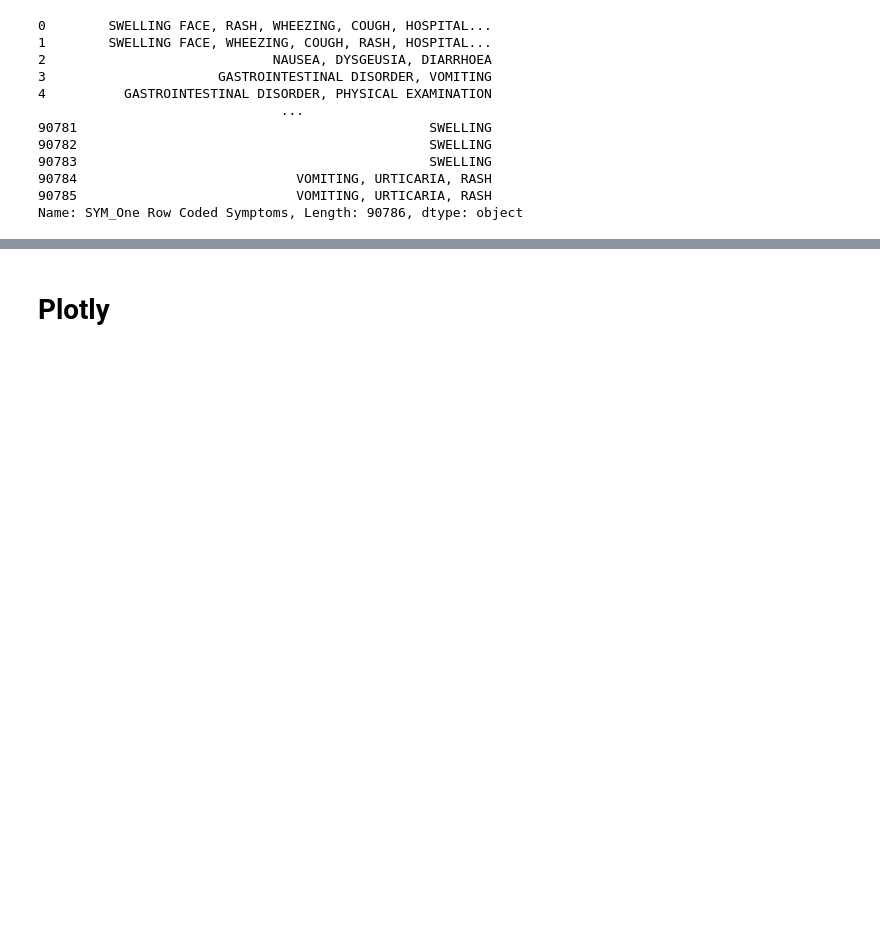
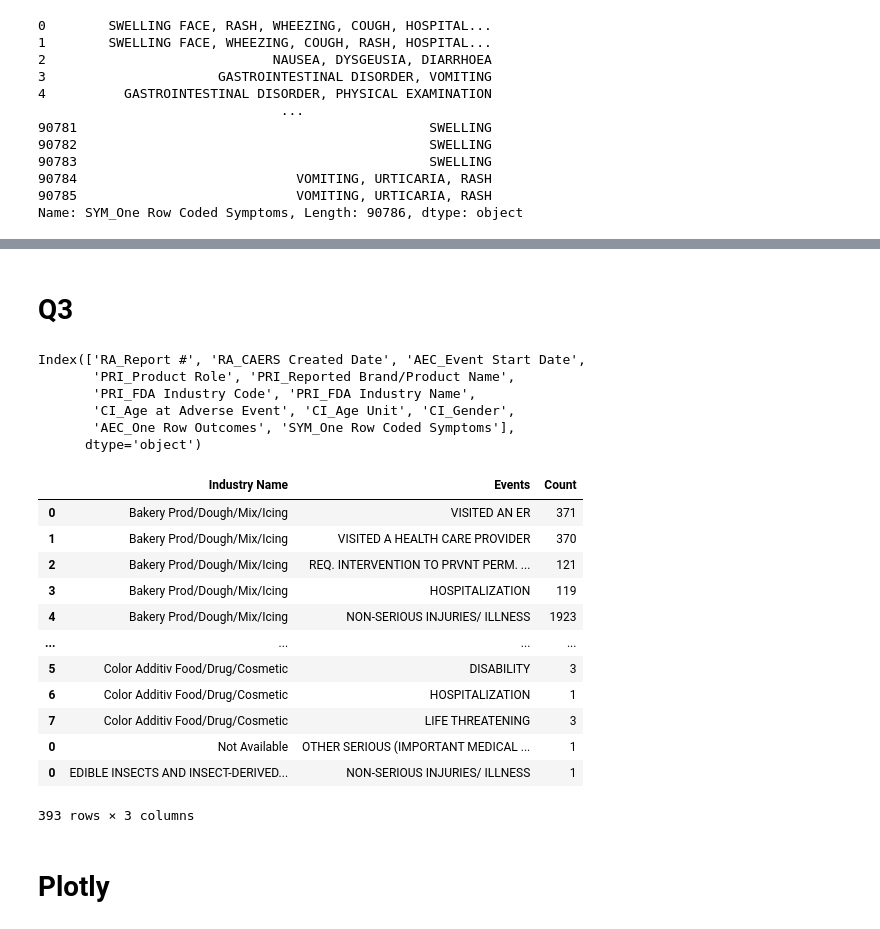
Before and after one commit to narsimrao/Novo_nordisk_comp, a Jupyter notebook: Novo_Nordisk_competition.ipynb, the cells around one changed output, grey strips where cells are left out. Drawn from its saved outputs; the diff is of its cells as text; code cells hidden in the pictures; blank space fills up the shorter version.

Commit message:
q3 dataframe prepared

```diff
--- a/Novo_Nordisk_competition.ipynb
+++ b/Novo_Nordisk_competition.ipynb
@@ -238,0 +221,2 @@ q2_final_df.sort_values('values',ascending=False,inplace=True)
+# %% [markdown]
+# Q3
@@ -238,0 +225,59 @@ q2_final_df.sort_values('values',ascending=False,inplace=True)
+# %%
+third_df.columns
+# %% [output]
+Index(['RA_Report #', 'RA_CAERS Created Date', 'AEC_Event Start Date',
+       'PRI_Product Role', 'PRI_Reported Brand/Product Name',
+       'PRI_FDA Industry Code', 'PRI_FDA Industry Name',
+       'CI_Age at Adverse Event', 'CI_Age Unit', 'CI_Gender',
+       'AEC_One Row Outcomes', 'SYM_One Row Coded Symptoms'],
+      dtype='object')
+# %%
+q3_final_df = pd.DataFrame()
+# %%
+for industry in filter_df['PRI_FDA Industry Name'].unique():
+    temp_looped_df = pd.DataFrame()
+    temp_df = filter_df[filter_df['PRI_FDA Industry Name'] == industry]
+
+    events_splitted_lst = []
+    for colval in temp_df['AEC_One Row Outcomes']:
+        temp = colval.split(',')
+
+        for j in range(0,len(temp)):
+            txt = temp[j].strip()
+            temp[j] = txt
+        events_splitted_lst.extend(temp)
+
+    Events_count = dict(Counter(events_splitted_lst))
+
+    Industry_name = []
+    event = []
+    counts = []
+    for key,value in Events_count.items():
+        Industry_name.append(industry)
+        event.append(key)
+        counts.append(value)
+
+    dic = {
+    'Industry Name' : Industry_name,
+    'Events' : event,
+    'Count' : counts
+    }
+
+    temp_looped_df = pd.DataFrame(dic)
+    q3_final_df = q3_final_df.append(temp_looped_df)
+# %%
+q3_final_df
+# %% [output]
+|  | Industry Name | Events | Count |
+| 0 | Bakery Prod/Dough/Mix/Icing | VISITED AN ER | 371 |
+| 1 | Bakery Prod/Dough/Mix/Icing | VISITED A HEALTH CARE PROVIDER | 370 |
+| 2 | Bakery Prod/Dough/Mix/Icing | REQ. INTERVENTION TO PRVNT PERM. ... | 121 |
+| 3 | Bakery Prod/Dough/Mix/Icing | HOSPITALIZATION | 119 |
+| 4 | Bakery Prod/Dough/Mix/Icing | NON-SERIOUS INJURIES/ ILLNESS | 1923 |
+| ... | ... | ... | ... |
+| 5 | Color Additiv Food/Drug/Cosmetic | DISABILITY | 3 |
+| 6 | Color Additiv Food/Drug/Cosmetic | HOSPITALIZATION | 1 |
+| 7 | Color Additiv Food/Drug/Cosmetic | LIFE THREATENING | 3 |
+| 0 | Not Available | OTHER SERIOUS (IMPORTANT MEDICAL ... | 1 |
+| 0 | EDIBLE INSECTS AND INSECT-DERIVED... | NON-SERIOUS INJURIES/ ILLNESS | 1 |
+393 rows × 3 columns
```
Also changed, not shown: parts of 15 cells of this notebook, 1 other file.
